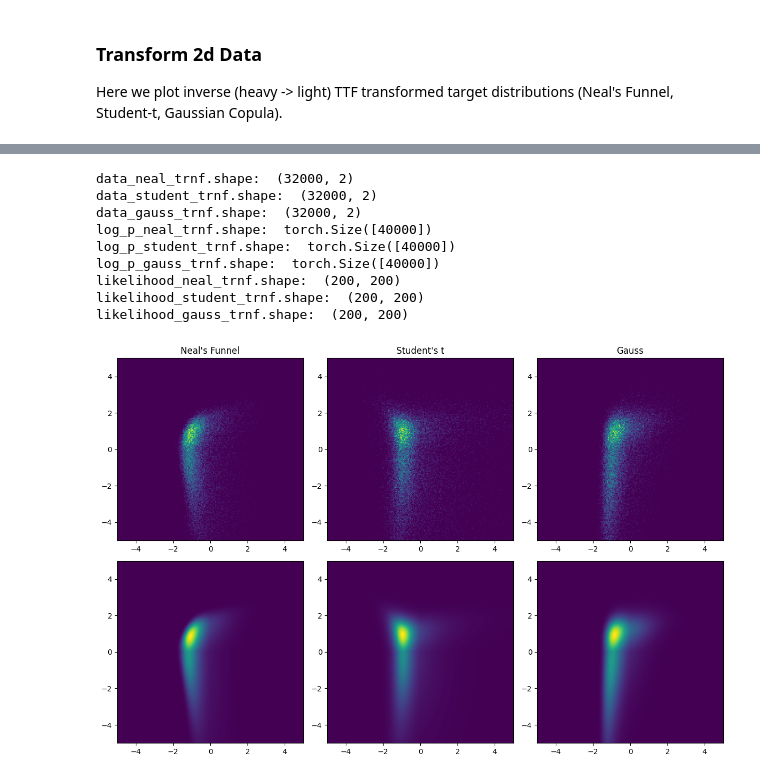
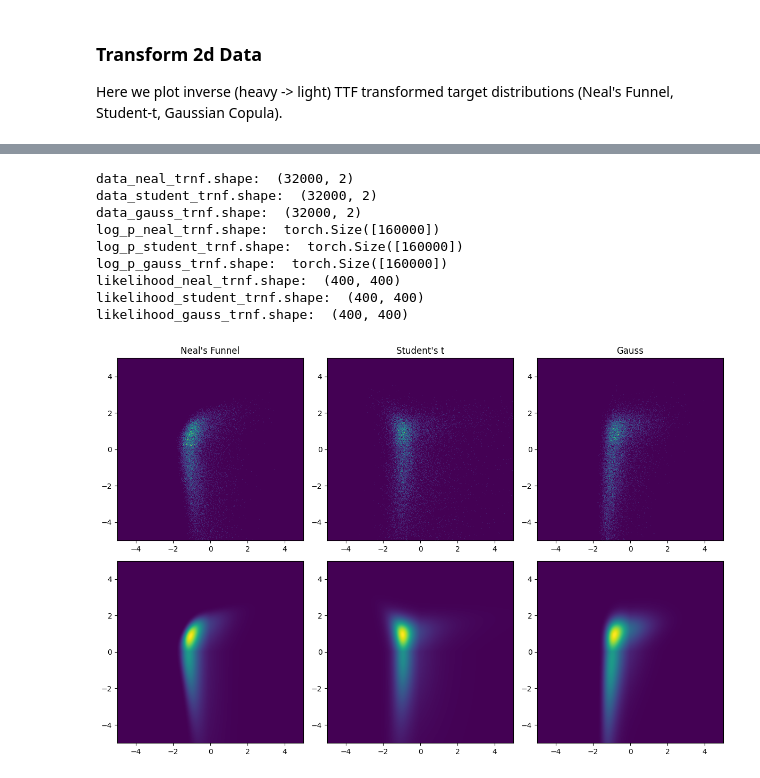
Before and after one commit to Lukas2412/tailnflows, a Jupyter notebook: tailnflows/models/test_transformations.ipynb, the cells around one changed output, grey strips where cells are left out. Drawn from its saved outputs; the diff is of its cells as text; code cells hidden in the pictures.

```diff
--- a/tailnflows/models/test_transformations.ipynb
+++ b/tailnflows/models/test_transformations.ipynb
@@ -132,8 +142,8 @@ print("data_gauss.shape: ", data_gauss.shape)
 # parameters for 2d grid
 x_low, x_high = -5, 5
 y_low, y_high = -5, 5
-bins = 200
-grid_size = 200
+bins = 400
+grid_size = 400
 
 range_hist2d = ((x_low,x_high), (y_low,y_high))
 extent_imshow = (x_low, x_high, y_low, y_high)
@@ -150,9 +160,9 @@ log_p_gauss = target_gauss.log_prob(z)
 print("log_p_neal.shape: ", log_p_neal.shape)
 print("log_p_student.shape: ", log_p_student.shape)
 print("log_p_gauss.shape: ", log_p_gauss.shape)
-likelihood_neal = torch.exp(log_p_neal).detach().cpu().reshape(grid_size, grid_size).detach().numpy()
-likelihood_student = torch.exp(log_p_student).detach().cpu().reshape(grid_size, grid_size).detach().numpy()
-likelihood_gauss = torch.exp(log_p_gauss).detach().cpu().reshape(grid_size, grid_size).detach().numpy()
+likelihood_neal = torch.exp(log_p_neal).reshape(grid_size, grid_size).detach().cpu().numpy()
+likelihood_student = torch.exp(log_p_student).reshape(grid_size, grid_size).detach().cpu().numpy()
+likelihood_gauss = torch.exp(log_p_gauss).reshape(grid_size, grid_size).detach().cpu().numpy()
 print("likelihood_neal.shape: ", likelihood_neal.shape)
 print("likelihood_student.shape: ", likelihood_student.shape)
 print("likelihood_gauss.shape: ", likelihood_gauss.shape)
@@ -226,40 +236,40 @@ print("data_gauss_trnf.shape: ", data_gauss_trnf.shape)
 # Compute likelihood of inversely transformed distributions
 x, lad = trnf.forward(z)
 log_p_neal_trnf = target_neal.log_prob(x) + lad
 log_p_student_trnf = target_student.log_prob(x) + lad
 log_p_gauss_trnf = target_gauss.log_prob(x) + lad
 print("log_p_neal_trnf.shape: ", log_p_neal_trnf.shape)
 print("log_p_student_trnf.shape: ", log_p_student_trnf.shape)
 print("log_p_gauss_trnf.shape: ", log_p_gauss_trnf.shape)
-likelihood_neal_trnf = torch.exp(log_p_neal_trnf).reshape(grid_size, grid_size).detach().numpy()
-likelihood_student_trnf = torch.exp(log_p_student_trnf).reshape(grid_size, grid_size).detach().numpy()
-likelihood_gauss_trnf = torch.exp(log_p_gauss_trnf).reshape(grid_size, grid_size).detach().numpy()
+likelihood_neal_trnf = torch.exp(log_p_neal_trnf).reshape(grid_size, grid_size).detach().cpu().numpy()
+likelihood_student_trnf = torch.exp(log_p_student_trnf).reshape(grid_size, grid_size).detach().cpu().numpy()
+likelihood_gauss_trnf = torch.exp(log_p_gauss_trnf).reshape(grid_size, grid_size).detach().cpu().numpy()
 print("likelihood_neal_trnf.shape: ", likelihood_neal_trnf.shape)
 print("likelihood_student_trnf.shape: ", likelihood_student_trnf.shape)
 print("likelihood_gauss_trnf.shape: ", likelihood_gauss_trnf.shape)
 
 # Plot inversely transformed likelihoods
 fig, axs = plt.subplots(2, 3, figsize=(12,8))
 axs[0, 0].hist2d(data_neal_trnf[:, 0], data_neal_trnf[:, 1], bins=bins, range=range_hist2d, density=True)
 axs[0, 0].set_title("Neal's Funnel")
 axs[0, 1].hist2d(data_student_trnf[:, 0], data_student_trnf[:, 1], bins=bins, range=range_hist2d, density=True)
 axs[0, 1].set_title("Student's t")
 axs[0, 2].hist2d(data_gauss_trnf[:, 0], data_gauss_trnf[:, 1], bins=bins, range=range_hist2d, density=True)
 axs[0, 2].set_title("Gauss")
 axs[1, 0].imshow(likelihood_neal_trnf, extent=extent_imshow, aspect='auto', origin='lower', cmap='viridis')
 axs[1, 1].imshow(likelihood_student_trnf, extent=extent_imshow, aspect='auto', origin='lower', cmap='viridis')
 axs[1, 2].imshow(likelihood_gauss_trnf, extent=extent_imshow, aspect='auto', origin='lower', cmap='viridis')
 
 plt.tight_layout()
 plt.show()
 # %% [output]
 data_neal_trnf.shape:  (32000, 2)
 data_student_trnf.shape:  (32000, 2)
 data_gauss_trnf.shape:  (32000, 2)
-log_p_neal_trnf.shape:  torch.Size([40000])
-log_p_student_trnf.shape:  torch.Size([40000])
-log_p_gauss_trnf.shape:  torch.Size([40000])
-likelihood_neal_trnf.shape:  (200, 200)
-likelihood_student_trnf.shape:  (200, 200)
-likelihood_gauss_trnf.shape:  (200, 200)
+log_p_neal_trnf.shape:  torch.Size([160000])
+log_p_student_trnf.shape:  torch.Size([160000])
+log_p_gauss_trnf.shape:  torch.Size([160000])
+likelihood_neal_trnf.shape:  (400, 400)
+likelihood_student_trnf.shape:  (400, 400)
+likelihood_gauss_trnf.shape:  (400, 400)
-[figure, old version]
+[figure, new version]
```
Also changed, not shown: parts of 3 cells of this notebook, 3 other files.
